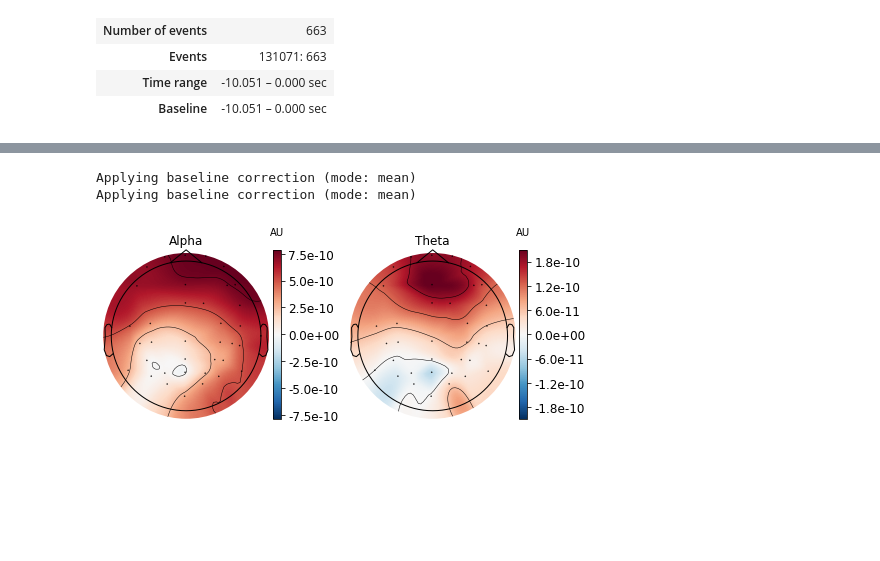
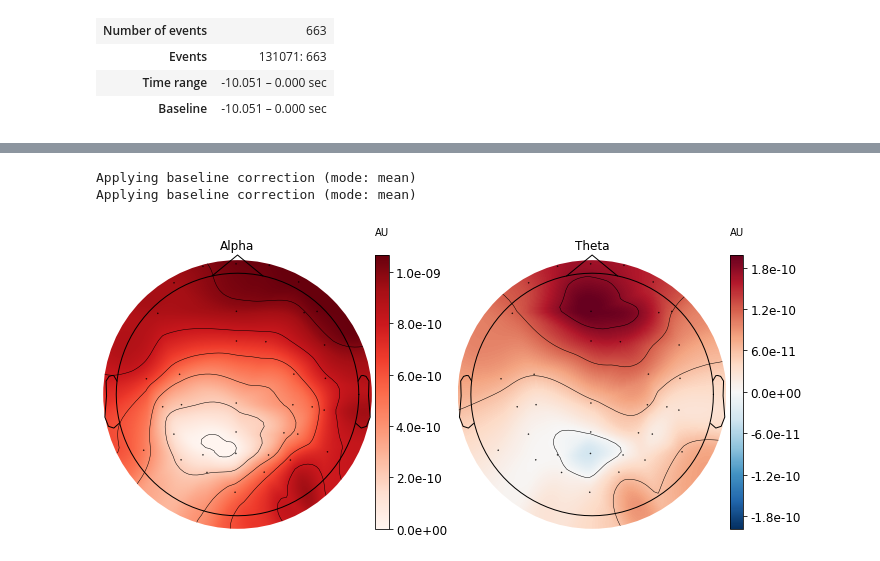
Before and after one commit to joshsalce/189_Final_Project, a Jupyter notebook: OpenNeuro_Analysis.ipynb, the cells around one changed output, grey strips where cells are left out. Cells and saved outputs as stored; diff of their text form; code cells hidden in the pictures; blank space fills up the shorter version.

```diff
--- a/OpenNeuro_Analysis.ipynb
+++ b/OpenNeuro_Analysis.ipynb
@@ -54,9 +54,7 @@ Creating raw.info structure...
 # %%
 events = mne.find_events(raw)
 
-event_id, tmin, tmax = 131071, -10.05, 0
-
-epochs = mne.Epochs(raw, events, event_id, tmin, tmax, preload=True)
+epochs = mne.Epochs(raw, events, event_id = 131071, tmin = -10.05, tmax = 0, preload=True)
 epochs
 # %% [output]
 Trigger channel has a non-zero initial value of 131071 (consider using initial_event=True to detect this event)
@@ -110,7 +114,7 @@ time_segment_topomaps = evoked.plot_topomap(times, ch_type='eeg', ncols=5, nrows
 # %%
 frequencies = np.logspace(*np.log10([4, 12]), num=8)
-cycles = frequencies / 2
+cycles = frequencies / 1
 
-power = mne.time_frequency.tfr_morlet(epochs, n_cycles=cycles, return_itc=False,freqs=frequencies, decim=3)
+bandpower = mne.time_frequency.tfr_morlet(epochs, n_cycles=cycles, return_itc=False,freqs=frequencies, decim=3)
 # %% [output]
 [Parallel(n_jobs=1)]: Using backend SequentialBackend with 1 concurrent workers.
@@ -122,19 +126,19 @@ power = mne.time_frequency.tfr_morlet(epochs, n_cycles=cycles, return_itc=False,
 # %%
-fig, axes = plt.subplots(1, 2, figsize=(7, 4))
+fig, axes = plt.subplots(1, 2, figsize=(10, 5))
 topomap_kw = dict(ch_type='eeg', tmin=-10, tmax=-.1, baseline=(-0.5, 0), show=False)
 
 plot_dict = dict(Alpha=dict(fmin=8, fmax=12), Theta=dict(fmin=4, fmax=8),
                  mode='logratio', show=False)
 
 for ax, (title, fmin_fmax) in zip(axes, plot_dict.items()):
-    power.plot_topomap(**fmin_fmax, axes=ax, **topomap_kw)
+    bandpower.plot_topomap(**fmin_fmax, axes=ax, **topomap_kw)
     ax.set_title(title)
 
 fig.tight_layout()
 fig
 # %% [output]
 Applying baseline correction (mode: mean)
 Applying baseline correction (mode: mean)
-[figure, old version]
+[figure, new version]
 # %%
 # Fp1 Fp2 C1 C2 P7 P8 O1 O2
```
Also changed, not shown: parts of 6 cells of this notebook.
